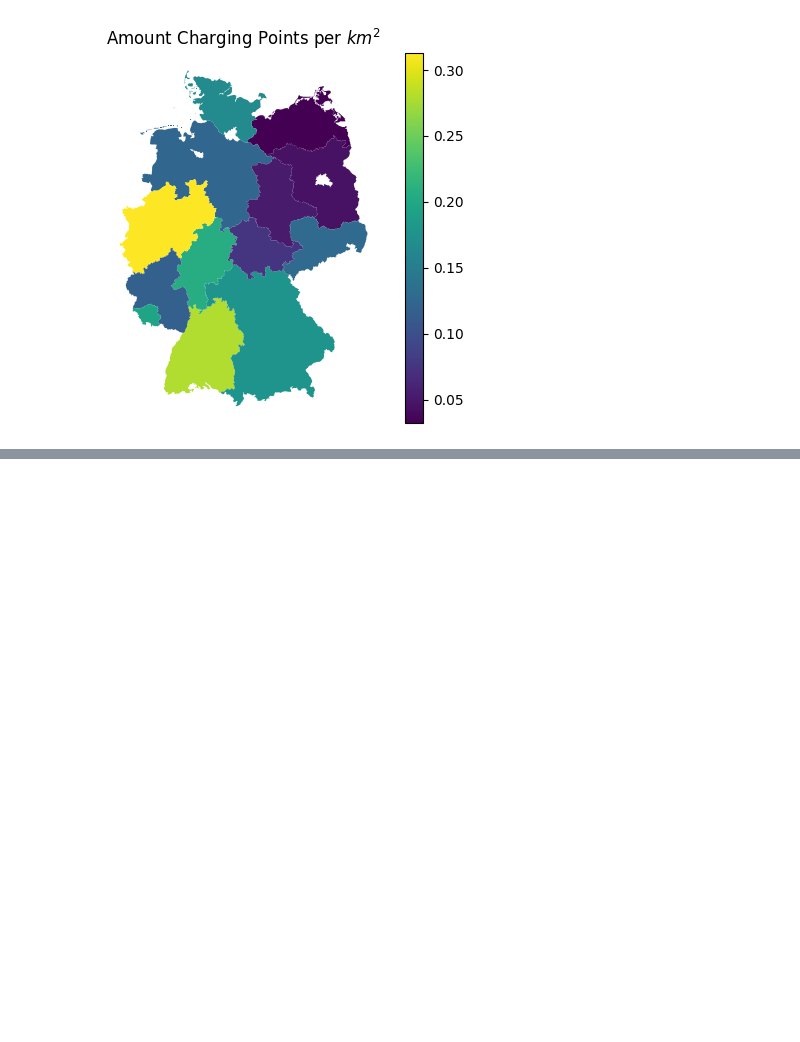
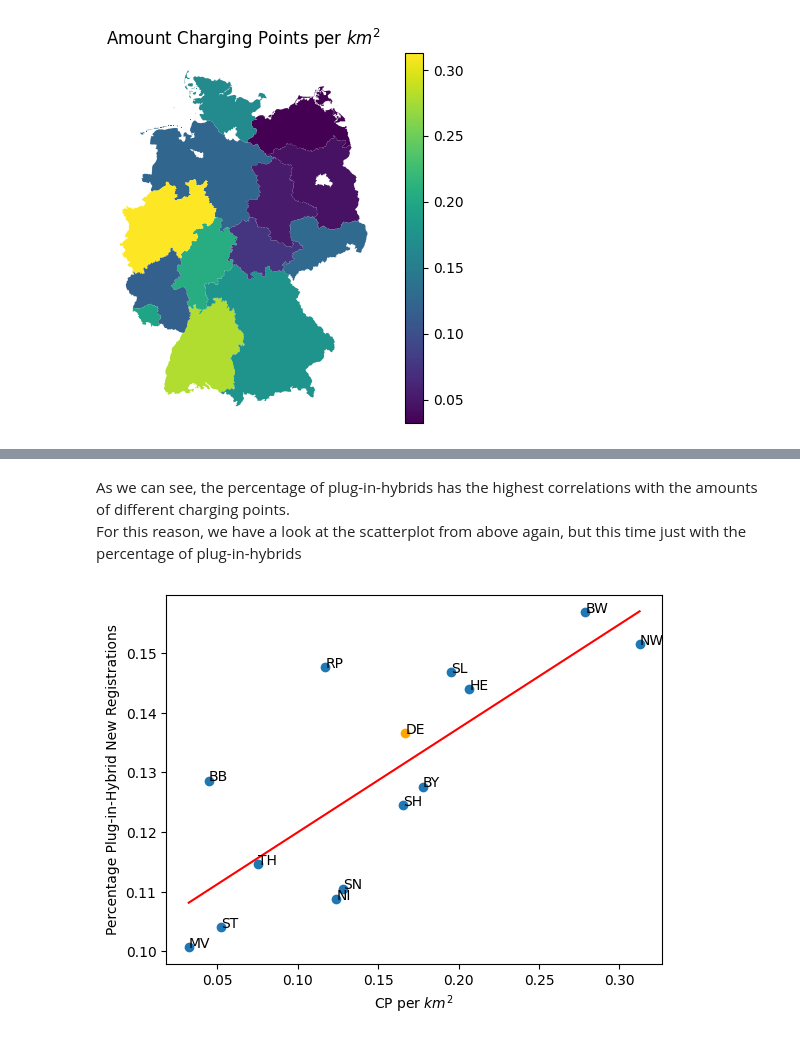
Before and after one commit to jvalue/made-template, a Jupyter notebook: project/exploration.ipynb, the cells around one changed output, grey strips where cells are left out. Saved outputs shown, nothing was run; the diff lists cells and outputs as text; code cells hidden in the pictures; blank space fills up the shorter version.

```diff
--- a/project/exploration.ipynb
+++ b/project/exploration.ipynb
@@ -246,0 +298,6 @@ plt.show()
+# %%
+df2['SCP per km^2'] = df2['Amount SCP'] / df2['Area (km^2)']
+df2['FCP per km^2'] = df2['Amount FCP'] / df2['Area (km^2)']
+
+df2['Percentage Full-Electric'] = df2['NR Electric'] / df2['NR Overall']
+df2['Percentage Plug-in-Hybrid'] = df2['NR Plug-in-Hybrid'] / df2['NR Overall']
@@ -246,0 +336,31 @@ plt.show()
+# %% [markdown]
+As we can see, the percentage of plug-in-hybrids has the highest correlations with the amounts of different charging points. <br>
+For this reason, we have a look at the scatterplot from above again, but this time just with the percentage of plug-in-hybrids
+# %%
+d = df2.drop(index=['Germany'])
+x_col = 'CP per km^2'
+y_col = 'Percentage Plug-in-Hybrid'
+x = d[x_col]
+y = d[y_col]
+plt.scatter(x, y)
+plt.xlabel('CP per $km^2$')
+plt.ylabel('Percentage Plug-in-Hybrid New Registrations')
+
+ger_x = df2.loc['Germany', x_col]
+ger_y = df2.loc['Germany', y_col]
+plt.scatter(ger_x, ger_y, c='orange')
+plt.text(ger_x, ger_y, 'DE',)
+
+# Fit a linear function
+a, b = polyfit(x, y, 1)
+x_fitted = np.linspace(np.min(x), np.max(x), 100)
+y_fitted = b * x_fitted + a
+plt.plot(x_fitted, y_fitted, 'r')
+
+for state in d.index:
+    ds = df2.loc[state]
+    plt.text(ds[x_col], ds[y_col], ds['Abbreviation'])
+
+plt.show()
+# %% [output]
+[figure, added]
```
Also changed, not shown: parts of 26 cells of this notebook.
